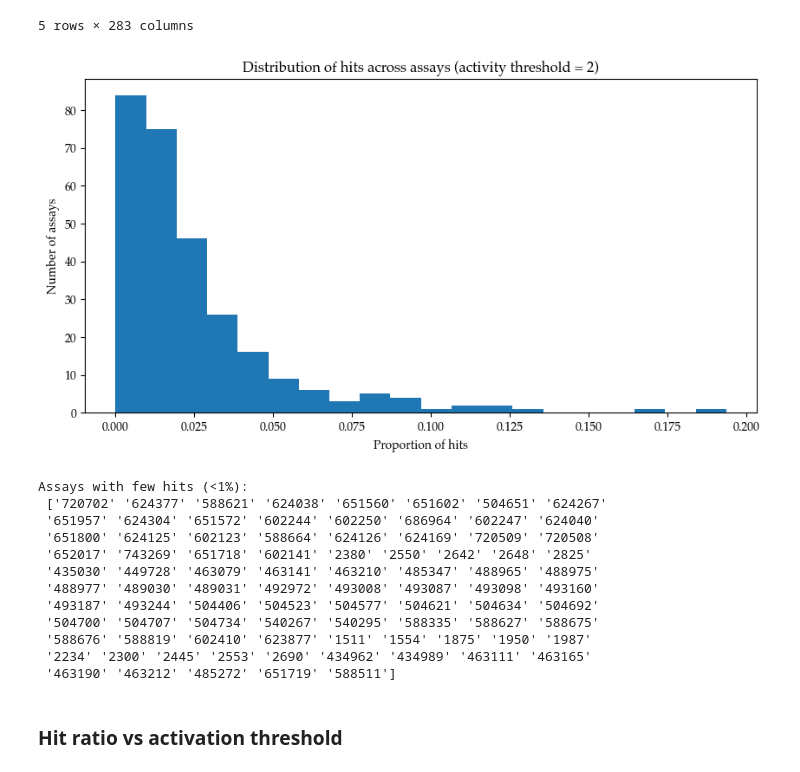
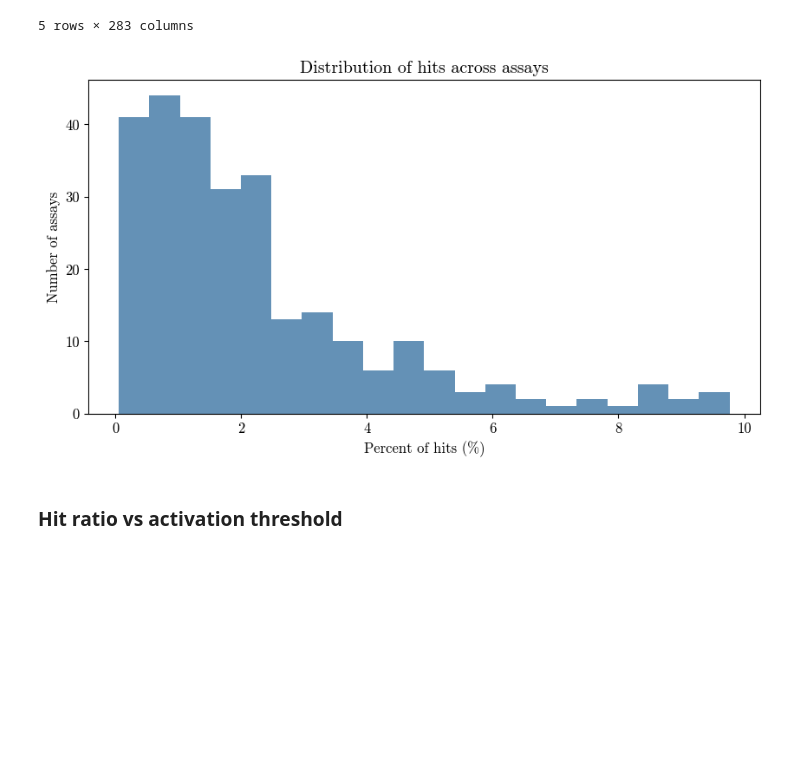
Before and after one commit to davidkubanek/Thesis, a Jupyter notebook: HTS_fingerprints.ipynb, the cells around one changed output. Saved outputs shown, nothing was run; the diff lists cells and outputs as text; code cells hidden in the pictures; blank space fills up the shorter version.

```diff
--- a/HTS_fingerprints.ipynb
+++ b/HTS_fingerprints.ipynb
@@ -9,7 +9,8 @@ import pandas as pd
 import matplotlib.pyplot as plt
 from collections import Counter
 import re
-plt.rcParams["font.family"] = "Palatino"
+plt.rcParams['font.family'] = 'cmr10'
+plt.rcParams['font.size'] = 12
 from scipy.sparse import dok_matrix
 from scipy.sparse import save_npz, load_npz
 import torch
@@ -1249,33 +1370,22 @@ Binary matrix shape: (324192, 283)
 # %%
 # sum matrix_df across rows
 hit_ratio = matrix_df_binary.iloc[:,1:].sum(axis=0)/matrix_df_binary.shape[0]
 
 #plot pos_ratio
 plt.figure(figsize=(10,5))
-plt.hist(hit_ratio, bins=20)
-plt.xlabel('Proportion of hits')
+plt.hist(100*hit_ratio, bins=20, color='#6491b6')
+plt.xlabel('Percent of hits (%)')
 plt.ylabel('Number of assays')
-plt.title(f'Distribution of hits across assays (activity threshold = {activity_threshold})')
+plt.title(f'Distribution of hits across assays')
+plt.savefig('Figures/hit_ratio_2.png', dpi=300)
 plt.show()
 
-print('Assays with few hits (<1%): \n', matrix_df.columns[1:][torch.where(torch.tensor(hit_ratio)<0.01)].values)
+#print('Assays with few hits (<1%): \n', matrix_df.columns[1:][torch.where(torch.tensor(hit_ratio)<0.01)].values)
 
 # balanced_assays = matrix_df.columns[1:][torch.where(pos_ratio>0.2)].values
 # print('Assays with balanced samples: \n', balanced_assays)
 # %% [output]
-[figure, old version]
+[figure, new version]
-Assays with few hits (<1%):
- ['720702' '624377' '588621' '624038' '651560' '651602' '504651' '624267'
- '651957' '624304' '651572' '602244' '602250' '686964' '602247' '624040'
- '651800' '624125' '602123' '588664' '624126' '624169' '720509' '720508'
- '652017' '743269' '651718' '602141' '2380' '2550' '2642' '2648' '2825'
- '435030' '449728' '463079' '463141' '463210' '485347' '488965' '488975'
- '488977' '489030' '489031' '492972' '493008' '493087' '493098' '493160'
- '493187' '493244' '504406' '504523' '504577' '504621' '504634' '504692'
- '504700' '504707' '504734' '540267' '540295' '588335' '588627' '588675'
- '588676' '588819' '602410' '623877' '1511' '1554' '1875' '1950' '1987'
- '2234' '2300' '2445' '2553' '2690' '434962' '434989' '463111' '463165'
- '463190' '463212' '485272' '651719' '588511']
 # %% [markdown]
 ### Hit ratio vs activation threshold
 # %%
```
Also changed, not shown: parts of 19 cells of this notebook, 13 other files.
